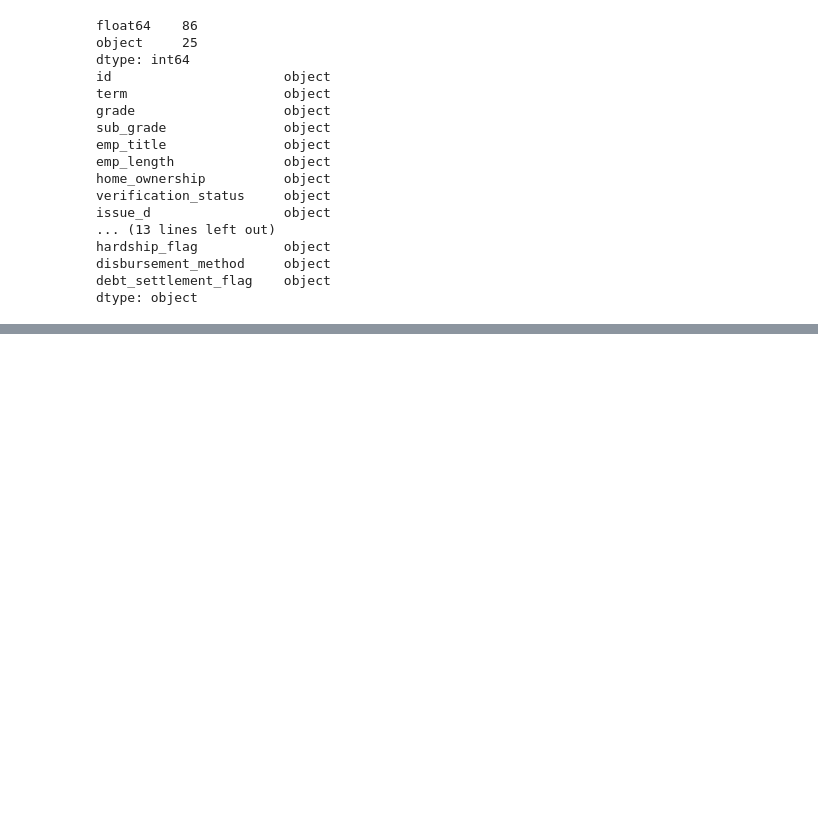
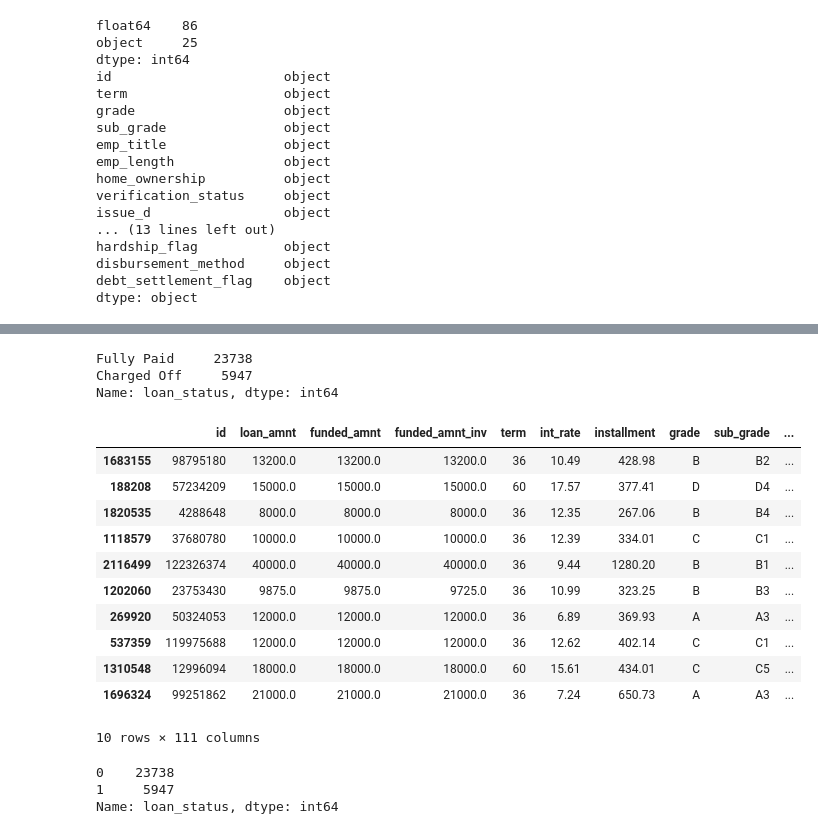
Before and after one commit to negralessio/advanced-ml-final-project, a Jupyter notebook: notebooks/preprocessing.ipynb, the cells around one changed output, grey strips where cells are left out. Drawn from its saved outputs; the diff is of its cells as text; code cells hidden in the pictures; blank space fills up the shorter version.

```diff
--- a/notebooks/preprocessing.ipynb
+++ b/notebooks/preprocessing.ipynb
@@ -168,0 +177,37 @@ plt.show()
+# %%
+# Keep only objects with 'Fully Paid' or 'Charged Off' realization in loan_status.
+accepted_df = accepted_df.query('(loan_status == "Fully Paid") | (loan_status == "Charged Off")')
+# Preview binary distribution
+accepted_df.loan_status.value_counts()
+# %% [output]
+Fully Paid     23738
+Charged Off     5947
+Name: loan_status, dtype: int64
+# %%
+# Replace 'Fully Paid' with 0, and 'Charged Off' with 1
+accepted_df['loan_status'] = accepted_df['loan_status'].replace({"Fully Paid": 0, "Charged Off": 1})
+
+# Set column 'loan_status' as integer
+accepted_df['loan_status'] = accepted_df['loan_status'].astype(int)
+
+# Preview
+accepted_df.head(10)
+# %% [output]
+|  | id | loan_amnt | funded_amnt | funded_amnt_inv | term | int_rate | installment | grade | sub_grade | ... |
+| 1683155 | 98795180 | 13200.0 | 13200.0 | 13200.0 | 36 | 10.49 | 428.98 | B | B2 | ... |
+| 188208 | 57234209 | 15000.0 | 15000.0 | 15000.0 | 60 | 17.57 | 377.41 | D | D4 | ... |
+| 1820535 | 4288648 | 8000.0 | 8000.0 | 8000.0 | 36 | 12.35 | 267.06 | B | B4 | ... |
+| 1118579 | 37680780 | 10000.0 | 10000.0 | 10000.0 | 36 | 12.39 | 334.01 | C | C1 | ... |
+| 2116499 | 122326374 | 40000.0 | 40000.0 | 40000.0 | 36 | 9.44 | 1280.20 | B | B1 | ... |
+| 1202060 | 23753430 | 9875.0 | 9875.0 | 9725.0 | 36 | 10.99 | 323.25 | B | B3 | ... |
+| 269920 | 50324053 | 12000.0 | 12000.0 | 12000.0 | 36 | 6.89 | 369.93 | A | A3 | ... |
+| 537359 | 119975688 | 12000.0 | 12000.0 | 12000.0 | 36 | 12.62 | 402.14 | C | C1 | ... |
+| 1310548 | 12996094 | 18000.0 | 18000.0 | 18000.0 | 60 | 15.61 | 434.01 | C | C5 | ... |
+| 1696324 | 99251862 | 21000.0 | 21000.0 | 21000.0 | 36 | 7.24 | 650.73 | A | A3 | ... |
+10 rows × 111 columns
+# %%
+accepted_df.loan_status.value_counts()
+# %% [output]
+0    23738
+1     5947
+Name: loan_status, dtype: int64
```
Also changed, not shown: parts of 9 cells of this notebook.
